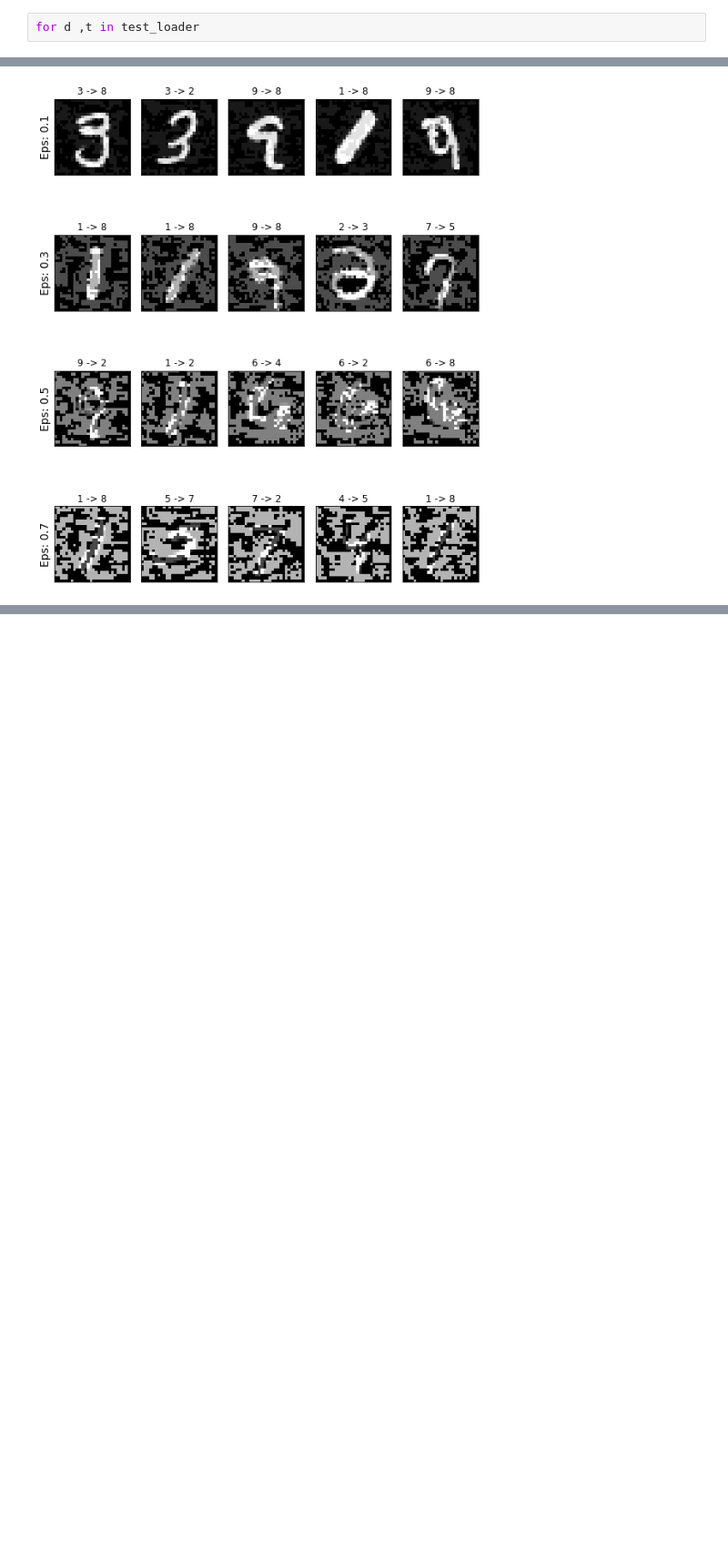
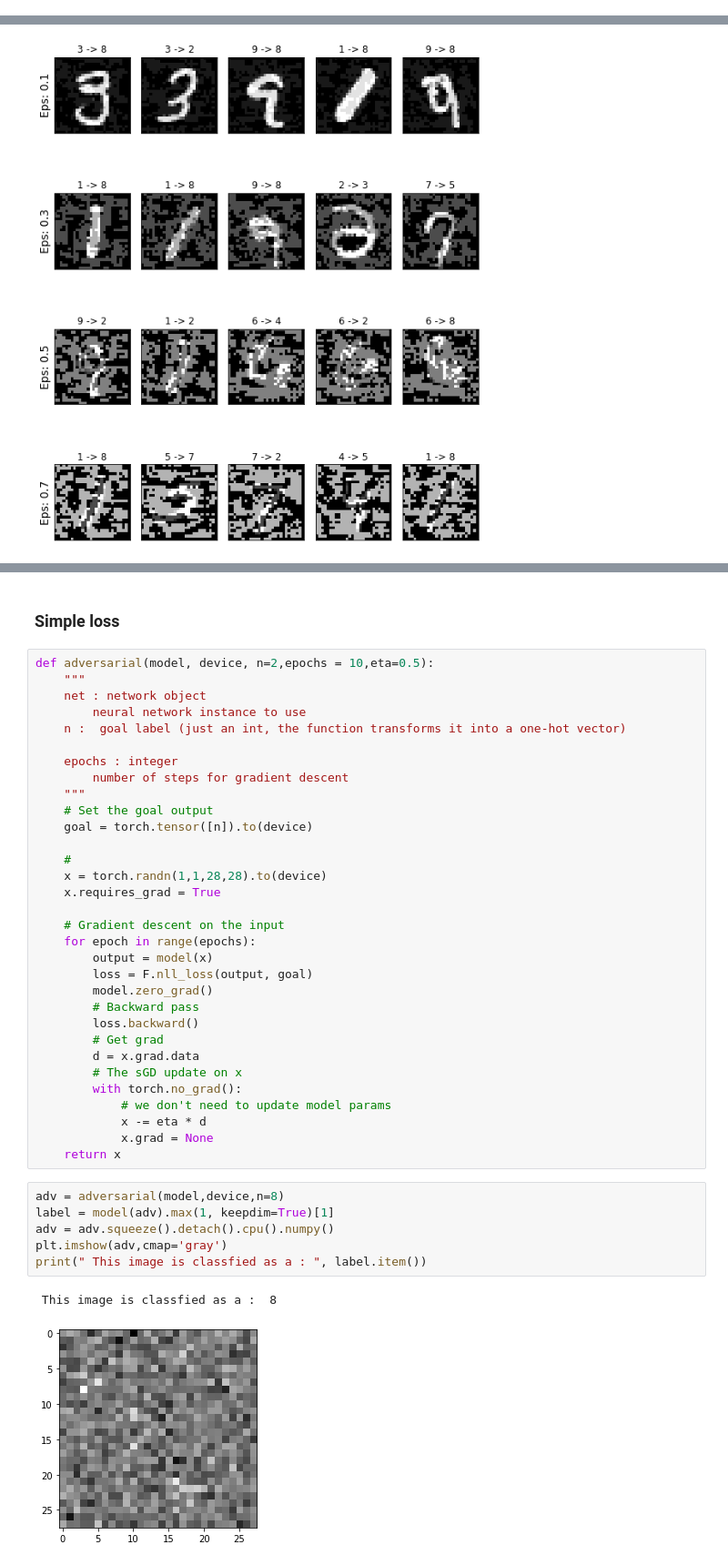
Before and after one commit to AmineDiro/Adversarial-Attacks, a Jupyter notebook: Adversarial attacks.ipynb, the cells around one changed output, grey strips where cells are left out. Shown at 91% size. Cells and saved outputs as stored; diff of their text form; blank space fills up the shorter version.

```diff
--- a/Adversarial attacks.ipynb
+++ b/Adversarial attacks.ipynb
@@ -101,8 +101,6 @@ Net(
   (fc1): Linear(in_features=320, out_features=50, bias=True)
   (fc2): Linear(in_features=50, out_features=10, bias=True)
 )
-# %%
-for d ,t in test_loader
 # %% [markdown]
 ## FGSM attack
 
@@ -238 +239,44 @@ plt.show()
 - Implement targeted attack w pytorch
+# %% [markdown]
+### Simple loss
+# %%
+def adversarial(model, device, n=2,epochs = 10,eta=0.5):
+    """
+    net : network object
+        neural network instance to use
+    n :  goal label (just an int, the function transforms it into a one-hot vector)
+
+    epochs : integer
+        number of steps for gradient descent
+    """
+    # Set the goal output
+    goal = torch.tensor([n]).to(device)
+
+    #
+    x = torch.randn(1,1,28,28).to(device)
+    x.requires_grad = True
+
+    # Gradient descent on the input
+    for epoch in range(epochs):
+        output = model(x)
+        loss = F.nll_loss(output, goal)
+        model.zero_grad()
+        # Backward pass
+        loss.backward()
+        # Get grad
+        d = x.grad.data
+        # The sGD update on x
+        with torch.no_grad():
+            # we don't need to update model params
+            x -= eta * d
+            x.grad = None
+    return x
+# %%
+adv = adversarial(model,device,n=8)
+label = model(adv).max(1, keepdim=True)[1]
+adv = adv.squeeze().detach().cpu().numpy()
+plt.imshow(adv,cmap='gray')
+print(" This image is classfied as a : ", label.item())
+# %% [output]
+ This image is classfied as a :  8
+[figure, added]
```
Also changed, not shown: parts of 11 cells of this notebook.
